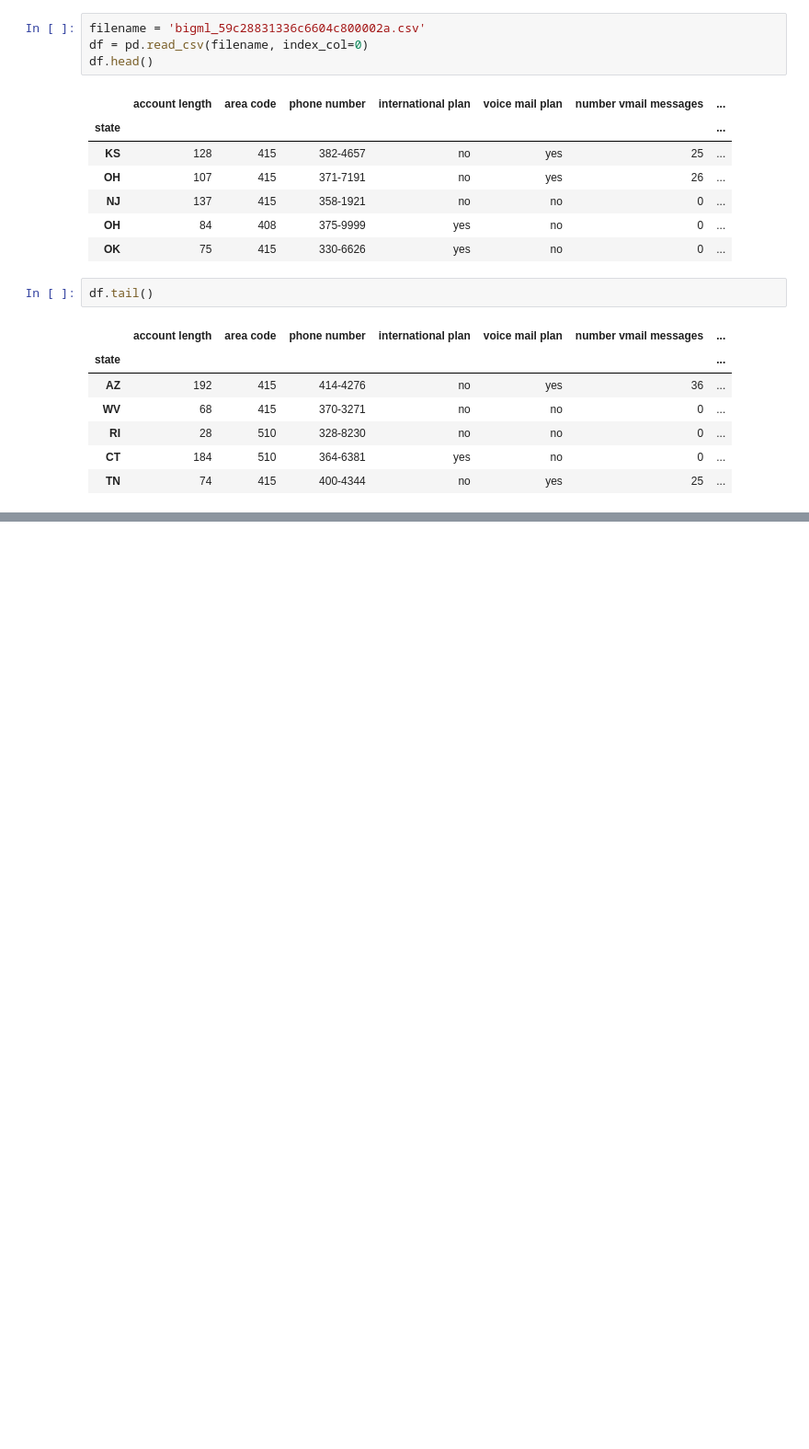
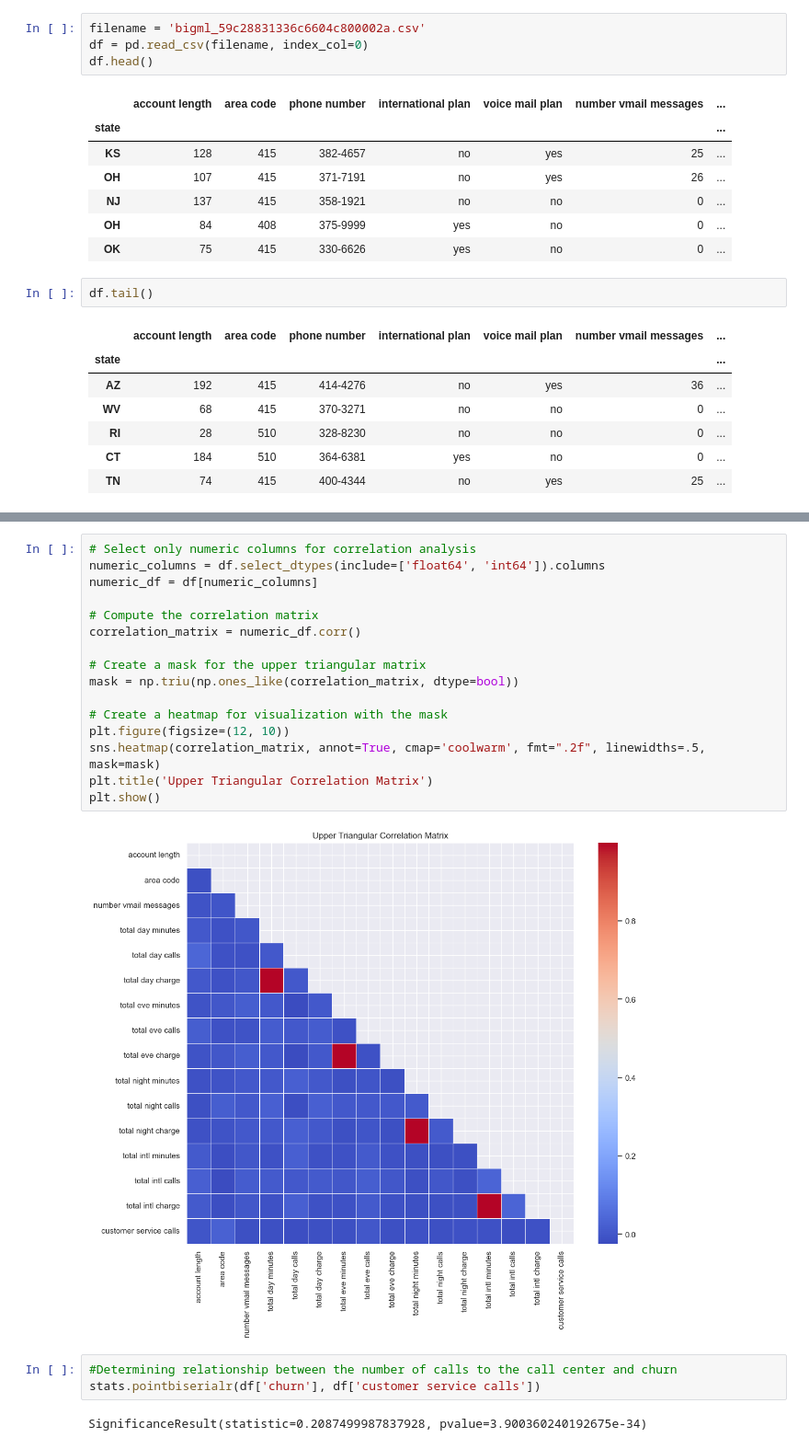
Before and after one commit to Kevan-Muthomi/PhaseThreeProject, a Jupyter notebook: index.ipynb, the cells around one changed output, grey strips where cells are left out. Shown at 92% size. Cells and saved outputs as stored; diff of their text form; blank space fills up the shorter version.

```diff
--- a/index.ipynb
+++ b/index.ipynb
@@ -48,0 +253,23 @@ df.tail()
+# %%
+# Select only numeric columns for correlation analysis
+numeric_columns = df.select_dtypes(include=['float64', 'int64']).columns
+numeric_df = df[numeric_columns]
+
+# Compute the correlation matrix
+correlation_matrix = numeric_df.corr()
+
+# Create a mask for the upper triangular matrix
+mask = np.triu(np.ones_like(correlation_matrix, dtype=bool))
+
+# Create a heatmap for visualization with the mask
+plt.figure(figsize=(12, 10))
+sns.heatmap(correlation_matrix, annot=True, cmap='coolwarm', fmt=".2f", linewidths=.5, mask=mask)
+plt.title('Upper Triangular Correlation Matrix')
+plt.show()
+# %% [output]
+[figure, added]
+# %%
+#Determining relationship between the number of calls to the call center and churn
+stats.pointbiserialr(df['churn'], df['customer service calls'])
+# %% [output]
+SignificanceResult(statistic=0.2087499987837928, pvalue=3.900360240192675e-34)
```
Also changed, not shown: parts of 21 cells of this notebook.
